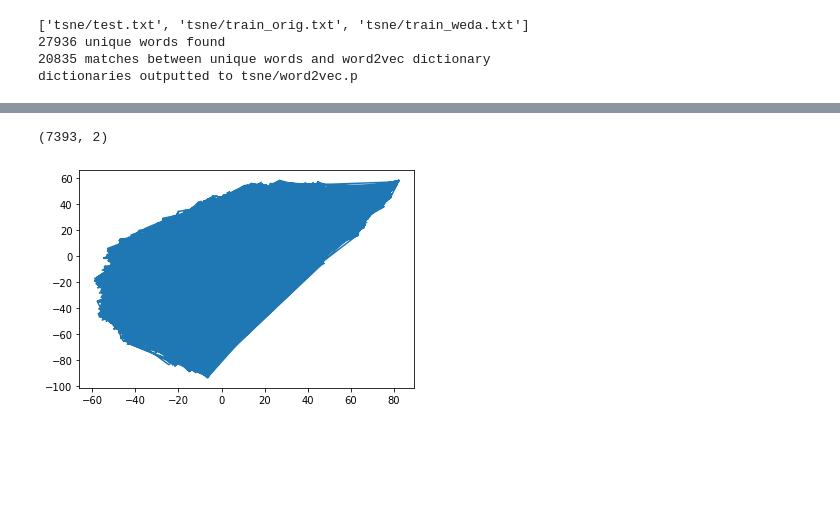
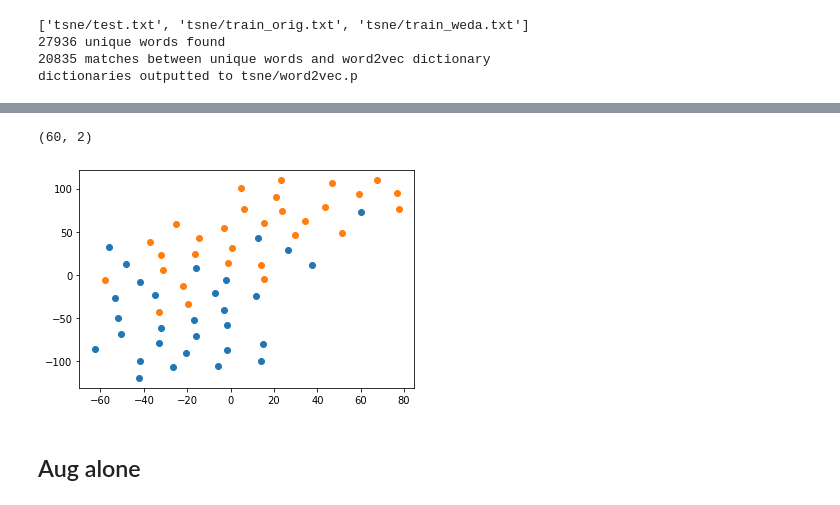
Before and after one commit to MarcelTorne/WEDA_nlp, a Jupyter notebook: TSNE-experiments.ipynb, the cells around one changed output, grey strips where cells are left out. Cells and saved outputs as stored; diff of their text form; code cells hidden in the pictures; blank space fills up the shorter version.

Commit message:
Add TSNE

```diff
--- a/TSNE-experiments.ipynb
+++ b/TSNE-experiments.ipynb
@@ -36,7 +38,7 @@ def run_cnn_tsne(train_file, test_file, num_classes, input_size, percent_dataset
     #train model
     model.fit(	train_x,
                 train_y,
-                epochs=10,
+                epochs=100,
                 callbacks=callbacks,
                 validation_split=0.1,
                 batch_size=1024,
@@ -97,8 +99,8 @@ cnn 0.8393367638650657
 # %%
 #load data
-output_file_weda = "tsne" + '/train_weda.txt'
-train_orig = "tsne/train_orig.txt"
-orig_x, orig_y = get_x_y(train_orig, num_classes, word2vec_len, input_size, word2vec, 1)
+output_file_weda = "tsne/train_weda.txt"
+test_orig = "tsne/test.txt"
+orig_x, orig_y = get_x_y(test_orig, num_classes, word2vec_len, input_size, word2vec, 1)
 aug_x, aug_y = get_x_y(output_file_weda, num_classes, word2vec_len, input_size, word2vec, 1)
 
 
@@ -121,0 +117,22 @@ TypeError: 'tuple' object is not callable
+# %%
+# do tsne on output orig_x + plot
+print(output_orig_x.shape)
+from sklearn.manifold import TSNE
+
+nb_points = 30
+print(orig_y.shape)
+pos_idx = np.where(orig_y[:,0] == 1)[0][:nb_points]
+neg_idx = np.where(orig_y[:,0] == 0)[0][:nb_points]
+print(np.where(orig_y == 1)[0])
+idx_reduced = np.concatenate((pos_idx, neg_idx))
+print(idx_reduced)
+output_orig_x_reduced = []
+for idx in idx_reduced:
+    output_orig_x_reduced.append(output_orig_x[idx])
+
+output_orig_x_reduced = np.array(output_orig_x_reduced)
+
+print(output_orig_x_reduced.shape)
+
+tsne = TSNE(n_components=2, init='random')
+orig_tsne =  tsne.fit_transform(output_orig_x_reduced)
@@ -122,9 +147,14 @@ TypeError: 'tuple' object is not callable
 # %%
 import matplotlib.pyplot as plt
 print(orig_tsne.shape)
-plt.plot(orig_tsne[:,0], orig_tsne[:,1])
+
+
+plt.scatter(orig_tsne[:nb_points,0], orig_tsne[:nb_points,1])
+plt.scatter(orig_tsne[nb_points:,0], orig_tsne[nb_points:,1])
 plt.show()
 # TODO: properly plot this with colours, smaller subset of the dataset and then plot also the augmented data
 # %% [output]
-(7393, 2)
+(60, 2)
-[figure, old version]
+[figure, new version]
+# %% [markdown]
+## Aug alone
```
Also changed, not shown: parts of 12 cells of this notebook, 1 other file.
